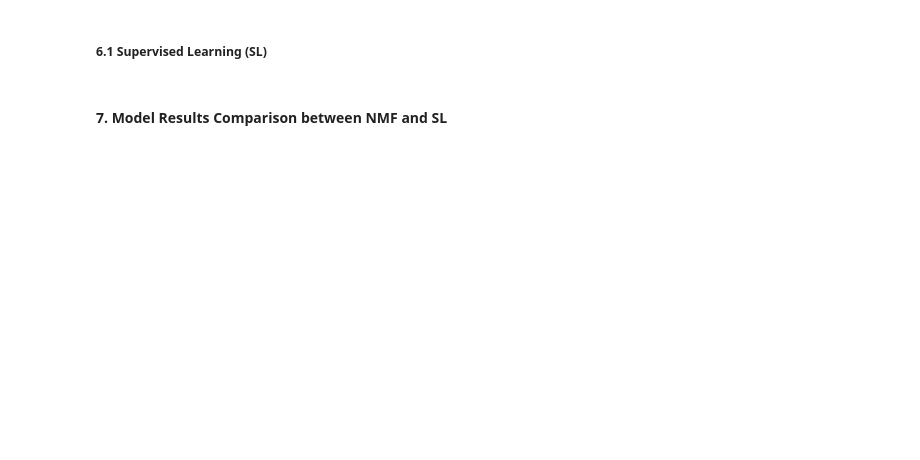
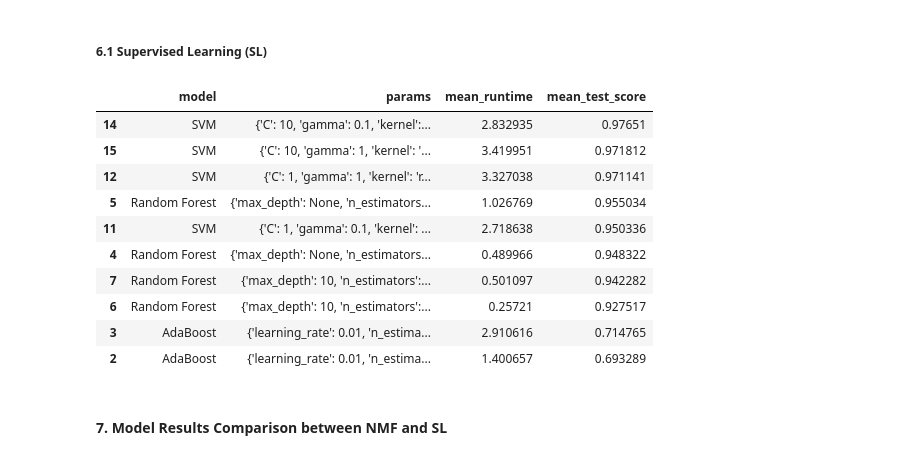
Before and after one commit to jaymanvirk/kaggle_bbc_news, a Jupyter notebook: bbc_news_classification_nmf_vs_sl.ipynb, the cells around one changed output. Drawn from its saved outputs; the diff is of its cells as text; code cells hidden in the pictures; blank space fills up the shorter version.

```diff
--- a/bbc_news_classification_nmf_vs_sl.ipynb
+++ b/bbc_news_classification_nmf_vs_sl.ipynb
@@ -292,2 +360,38 @@ def get_model_results(X_train, y_train, X_test, y_test):
+# %%
+def get_grid_sl(model_params, X_train, y_train):
+    n = len(model_params)
+    table = []
+    for i in range(n):
+        grid = GridSearchCV(model_params[i]['model']
+                            , model_params[i]['param_grid']
+                            , cv = 5)
+        grid = grid.fit(X_train, y_train)
+        n = len(grid.cv_results_['params'])
+        grid.cv_results_['model'] = [model_params[i]['name']]*n
+        table.append(grid.cv_results_)
+
+    return table
+# %%
+results_sl = get_grid_sl(model_params, X_train, y_train)
+# %%
+df = pd.DataFrame(results_sl)
+df = df.explode(['model','params','mean_fit_time','mean_score_time','mean_test_score']
+                         , ignore_index=True)
+results_sl = get_results_table(df)
+# %%
+# Top 10 Supervised models
+results_sl[:10]
+# %% [output]
+|  | model | params | mean_runtime | mean_test_score |
+| 14 | SVM | {'C': 10, 'gamma': 0.1, 'kernel':... | 2.832935 | 0.97651 |
+| 15 | SVM | {'C': 10, 'gamma': 1, 'kernel': '... | 3.419951 | 0.971812 |
+| 12 | SVM | {'C': 1, 'gamma': 1, 'kernel': 'r... | 3.327038 | 0.971141 |
+| 5 | Random Forest | {'max_depth': None, 'n_estimators... | 1.026769 | 0.955034 |
+| 11 | SVM | {'C': 1, 'gamma': 0.1, 'kernel': ... | 2.718638 | 0.950336 |
+| 4 | Random Forest | {'max_depth': None, 'n_estimators... | 0.489966 | 0.948322 |
+| 7 | Random Forest | {'max_depth': 10, 'n_estimators':... | 0.501097 | 0.942282 |
+| 6 | Random Forest | {'max_depth': 10, 'n_estimators':... | 0.25721 | 0.927517 |
+| 3 | AdaBoost | {'learning_rate': 0.01, 'n_estima... | 2.910616 | 0.714765 |
+| 2 | AdaBoost | {'learning_rate': 0.01, 'n_estima... | 1.400657 | 0.693289 |
 # %% [markdown]
 #### 7. Model Results Comparison between NMF and SL <a class="anchor" id="comparison"></a>
```
Also changed, not shown: parts of 28 cells of this notebook.
